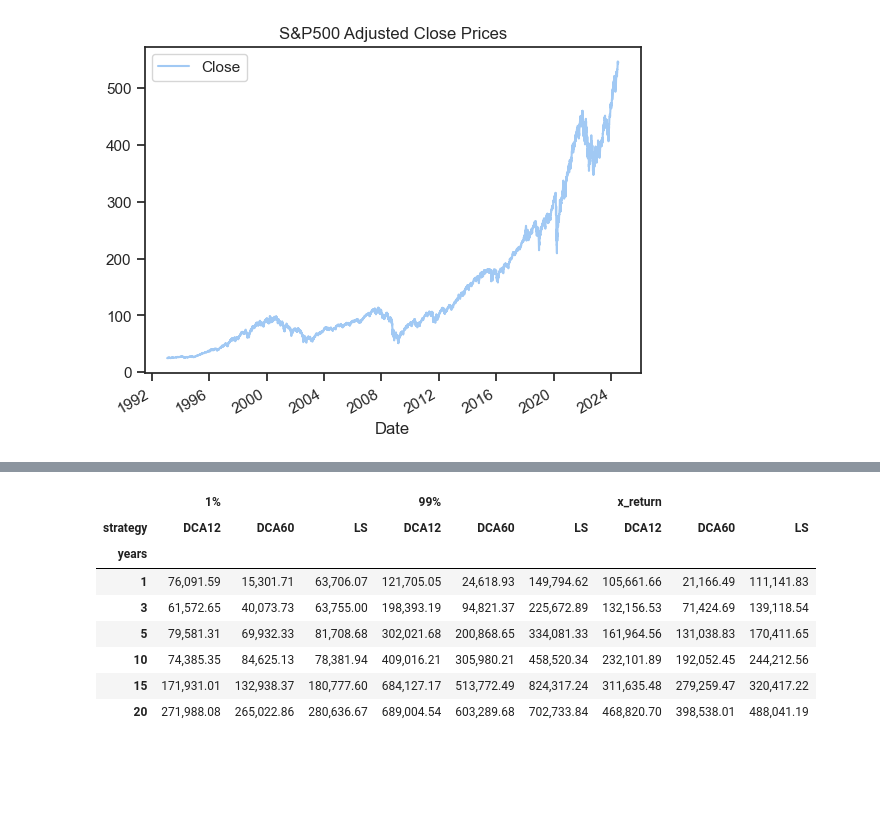
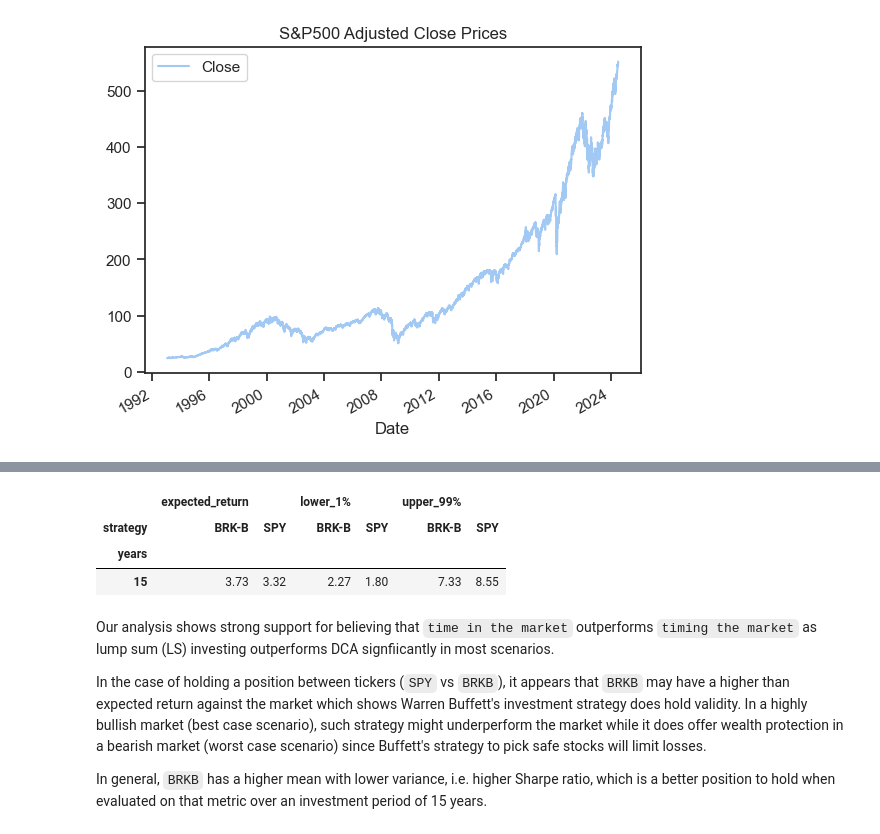
Before and after one commit to codedarrylcode/moneybags, a Jupyter notebook: notebooks/DCA_vs_LS.ipynb, the cells around one changed output, grey strips where cells are left out. Saved outputs shown, nothing was run; the diff lists cells and outputs as text; code cells hidden in the pictures; blank space fills up the shorter version.

Commit message:
add analysis doc and BRKB analysis

```diff
--- a/notebooks/DCA_vs_LS.ipynb
+++ b/notebooks/DCA_vs_LS.ipynb
@@ -122,9 +306,0 @@ for investment_period in investment_periods:
-# %%
-# Store results
-backtest = (
-    pd
-    .DataFrame(
-        np.array(results),
-        columns = ['start_date', 'end_date', 'years', 'strategy', 'start_cash', 'end_cash', 'abs_return', 'pct_return'],
-    )
-)
@@ -146,0 +307,20 @@ plt.show()
+# %%
+# Initialize the figure
+f, ax = plt.subplots(figsize=(12, 6))
+
+# Plot the orbital period with horizontal boxes
+sns.boxplot(
+    backtest, x="pct_return", y="ticker",
+    whis=[0, 100], width=.6, palette="vlag"
+)
+
+# Add in points to show each observation
+sns.stripplot(backtest, x="pct_return", y="ticker", size=4, color=".2", alpha = 0.4)
+
+# Tweak the visual presentation
+ax.set_title('% Returns from a 15 year investment period over 1000 random start points', fontweight = 'bold', loc = 'left')
+ax.xaxis.grid(True)
+ax.set(ylabel="")
+labels = [f'{x:.0%}' for x in ax.get_xticks()]
+ax.set_xticklabels(labels)
+plt.show()
@@ -147,26 +329,29 @@ plt.show()
 # %%
-# Report statistics
+# Report 99% CI statistics
 confidence = 99
-(
+stats = (
     backtest
-    .groupby(['strategy', 'years'])
+    .groupby(['ticker', 'years'])
     .agg(
         {
             'pct_return': ['mean', 'min', 'max', lambda x: np.percentile(x, 100-confidence), lambda x: np.percentile(x, confidence)]
         }
     )
     .reset_index()
-    .set_axis(['strategy', 'years', 'x_return', 'min', 'max', f'{100-confidence}%', f'{confidence}%'], axis = 1)
-    .pivot_table(index = 'years', columns = 'strategy', values = ['x_return', '1%', '99%'])
+    .set_axis(['strategy', 'years', 'expected_return', 'min', 'max', f'lower_{100-confidence}%', f'upper_{confidence}%'], axis = 1)
+    .pivot_table(index = 'years', columns = 'strategy', values = ['expected_return', f'lower_{100-confidence}%', f'upper_{confidence}%'])
     + 1
-) * starting_cash
+)
+
+display(stats)
 # %% [output]
-|  | 1% |  |  | 99% |  |  | x_return |  |  |
-| strategy | DCA12 | DCA60 | LS | DCA12 | DCA60 | LS | DCA12 | DCA60 | LS |
-| years |  |  |  |  |  |  |  |  |  |
-| 1 | 76,091.59 | 15,301.71 | 63,706.07 | 121,705.05 | 24,618.93 | 149,794.62 | 105,661.66 | 21,166.49 | 111,141.83 |
-| 3 | 61,572.65 | 40,073.73 | 63,755.00 | 198,393.19 | 94,821.37 | 225,672.89 | 132,156.53 | 71,424.69 | 139,118.54 |
-| 5 | 79,581.31 | 69,932.33 | 81,708.68 | 302,021.68 | 200,868.65 | 334,081.33 | 161,964.56 | 131,038.83 | 170,411.65 |
-| 10 | 74,385.35 | 84,625.13 | 78,381.94 | 409,016.21 | 305,980.21 | 458,520.34 | 232,101.89 | 192,052.45 | 244,212.56 |
-| 15 | 171,931.01 | 132,938.37 | 180,777.60 | 684,127.17 | 513,772.49 | 824,317.24 | 311,635.48 | 279,259.47 | 320,417.22 |
-| 20 | 271,988.08 | 265,022.86 | 280,636.67 | 689,004.54 | 603,289.68 | 702,733.84 | 468,820.70 | 398,538.01 | 488,041.19 |
+|  | expected_return |  | lower_1% |  | upper_99% |  |
+| strategy | BRK-B | SPY | BRK-B | SPY | BRK-B | SPY |
+| years |  |  |  |  |  |  |
+| 15 | 3.73 | 3.32 | 2.27 | 1.80 | 7.33 | 8.55 |
+# %% [markdown]
+Our analysis shows strong support for believing that `time in the market` outperforms `timing the market` as lump sum (LS) investing outperforms DCA signfiicantly in most scenarios.
+
+In the case of holding a position between tickers (`SPY` vs `BRKB`), it appears that `BRKB` may have a higher than expected return against the market which shows Warren Buffett's investment strategy does hold validity. In a highly bullish market (best case scenario), such strategy might underperform the market while it does offer wealth protection in a bearish market (worst case scenario) since Buffett's strategy to pick safe stocks will limit losses.
+
+In general, `BRKB` has a higher mean with lower variance, i.e. higher Sharpe ratio, which is a better position to hold when evaluated on that metric over an investment period of 15 years.
```
Also changed, not shown: parts of 29 cells of this notebook.
